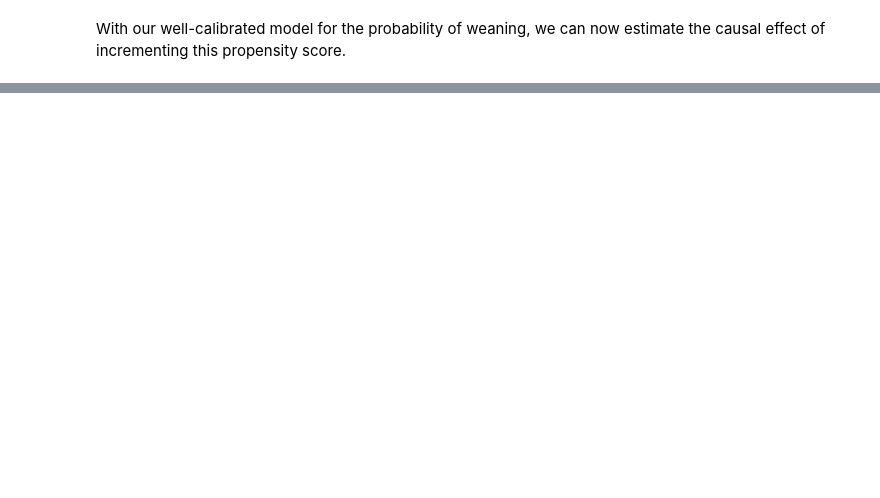
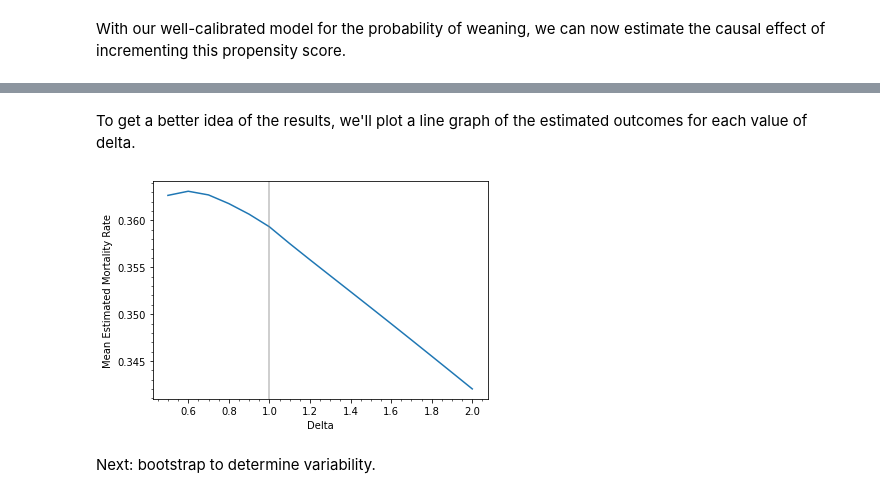
Before and after one commit to amanchoudhri/liberation-timing-paper, a Jupyter notebook: main.ipynb, the cells around one changed output, grey strips where cells are left out. Cells and saved outputs as stored; diff of their text form; code cells hidden in the pictures; blank space fills up the shorter version.

Commit message:
Add code for bootstrapping and update to new data

```diff
--- a/main.ipynb
+++ b/main.ipynb
@@ -126,7 +143,7 @@ MODEL_PARAMS = {
     'max_iter': 2000,
 }
 # Dataframe checkpoint
-df = pd.read_csv('processed_data.csv')
+# df = pd.read_csv('processed_data.csv')
 
 X = df.loc[:, weaning_predictors]
 y = df.loc[:, 'control']
@@ -223,0 +264,14 @@ pprint(results)
+# %% [markdown]
+To get a better idea of the results, we'll plot a line graph of the estimated outcomes for each value of delta.
+# %%
+plt.xlabel('Delta')
+plt.ylabel('Mean Estimated Mortality Rate')
+plt.plot(results.keys(), results.values())
+plt.axvline(1, color='grey', alpha=0.5)
+plt.minorticks_on()
+plt.savefig('images/mortality_results.png', facecolor='white')
+plt.show()
+# %% [output]
+[figure, added]
+# %% [markdown]
+Next: bootstrap to determine variability.
```
Also changed, not shown: parts of 18 cells of this notebook.
